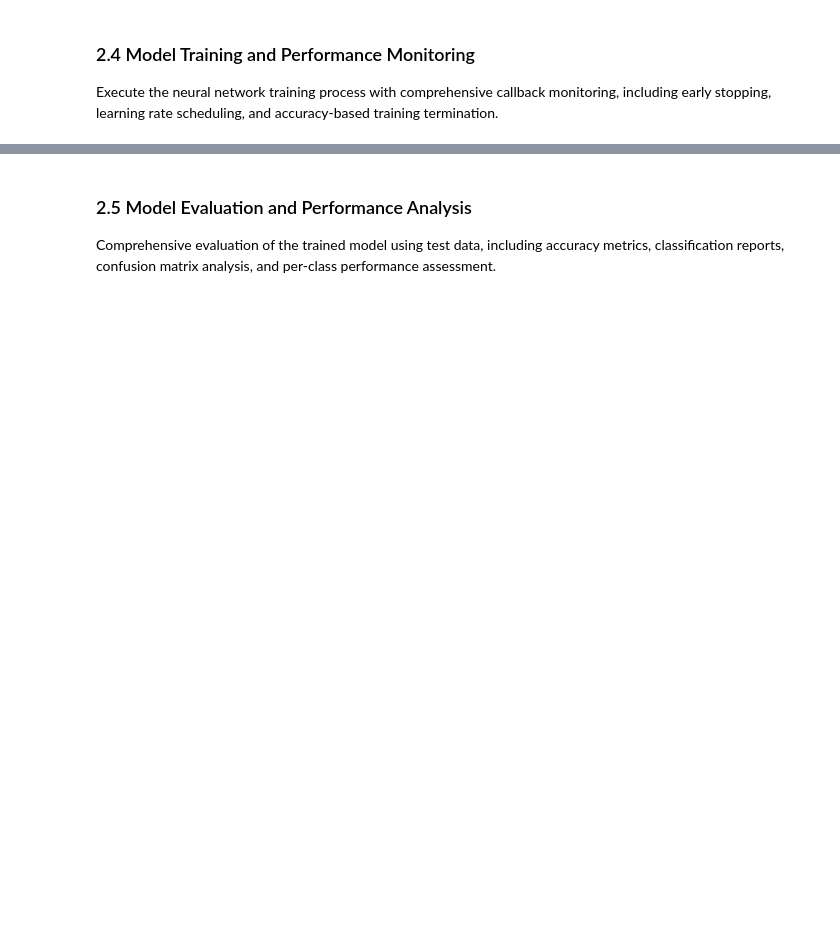
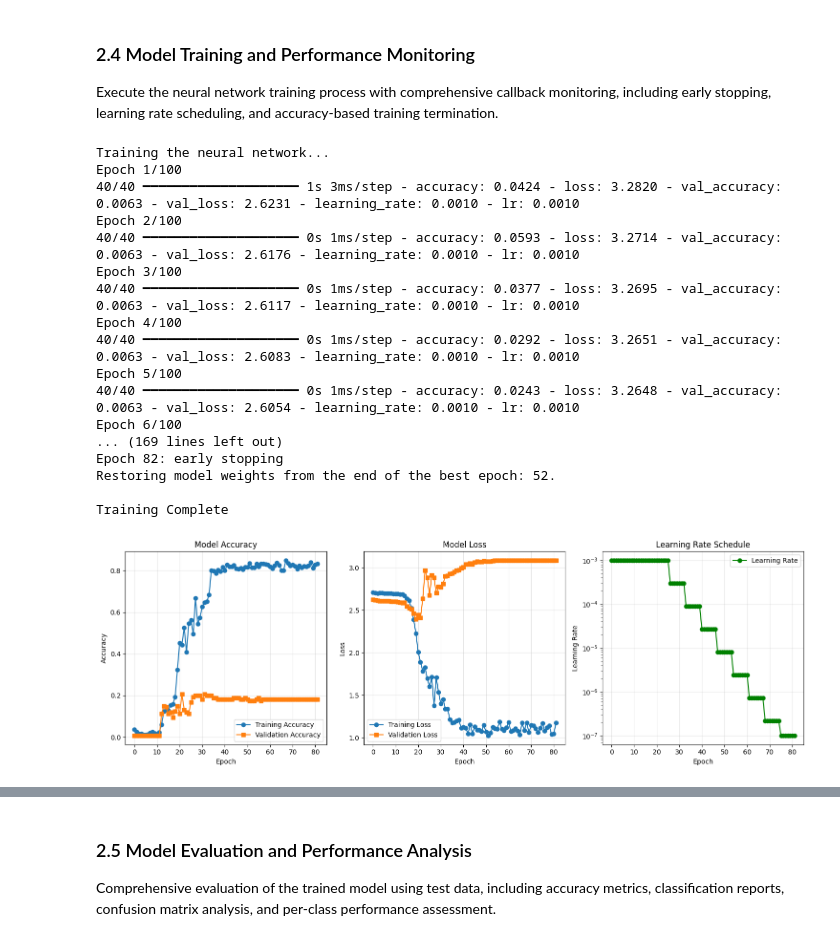
Before and after one commit to vatsaaa/mtech, a Jupyter notebook: semester_2/nlp/assignments/two/Group_165_Assignment_1_NLP_NeuralLanguageModeling_PS32.ipynb, the cells around one changed output, grey strips where cells are left out. Drawn from its saved outputs; the diff is of its cells as text; code cells hidden in the pictures; blank space fills up the shorter version.

```diff
--- a/semester_2/nlp/assignments/two/Group_165_Assignment_1_NLP_NeuralLanguageModeling_PS32.ipynb
+++ b/semester_2/nlp/assignments/two/Group_165_Assignment_1_NLP_NeuralLanguageModeling_PS32.ipynb
@@ -102,8 +102,8 @@ MAX_SEQUENCE_LENGTH: int = 100
 EMBEDDING_DIM: int = 10
 TARGET_ACCURACY: float = 0.75
 MAX_EPOCHS: int = 50
-BATCH_SIZE: int = 16
-LEARNING_RATE: float = 0.003
+BATCH_SIZE: int = 32
+LEARNING_RATE: float = 0.001
 
 # Set random seeds for reproducibility
 np.random.seed(42)
@@ -413,6 +546,7 @@ We'll build a feedforward neural network with the following architecture:
 
 ### 2.2 Model Implementation
 # %%
+from tensorflow.keras.regularizers import l2
 # Model Architecture with class imbalance handling
 def create_model(vocab_size, embedding_dim, max_length, num_classes) -> Model:
     model = Sequential([
@@ -427,8 +561,11 @@ def create_model(vocab_size, embedding_dim, max_length, num_classes) -> Model:
 
         # 3 Dense layers with 100 neurons and relu activation functions
         Dense(100, activation='relu', name='dense_1'),
-        Dense(100, activation='relu', name='dense_2'),
-        Dense(100, activation='relu', name='dense_3'),
+        Dropout(0.001, name='dropout_1'),
+        Dense(90, activation='relu', name='dense_2'),
+        Dropout(0.01, name='dropout_2'),
+        Dense(80, activation='relu', name='dense_3'),
+        Dropout(0.1, name='dropout_3'),
 
         # 1 appropriate output dense layer with appropriate activation function
         Dense(num_classes, activation='softmax', name='output_layer')
@@ -475,7 +650,7 @@ class_weights_array = compute_class_weight(
 )
 
 # Apply smoothing to prevent extreme weights
-max_weight = 10.0  # Cap maximum weight
+max_weight = 40.0  # Cap maximum weight
 class_weights_array = np.clip(class_weights_array, 0.1, max_weight)
 class_weights = dict(enumerate(class_weights_array))
 
@@ -516,11 +691,12 @@ lr_logger = LearningRateLogger()
 callbacks = [
     # Early stopping when validation accuracy reaches 85% or plateaus
     EarlyStopping(
-        monitor='val_accuracy',
+        monitor='val_loss',
         min_delta=0.001,
-        patience=15,  # Increased patience
+        patience=30,  # Increased patience
         restore_best_weights=True,
-        verbose=1
+        verbose=1,
+        start_from_epoch=50
     ),
 
     # Reduce learning rate when validation loss plateaus
@@ -554,16 +749,16 @@ callbacks.append(AccuracyThresholdCallback(threshold=TARGET_ACCURACY))
 Execute the neural network training process with comprehensive callback monitoring, including early stopping, learning rate scheduling, and accuracy-based training termination.
 # %%
 # Model Training
-# Train model for 50 epochs or until target accuracy of 75% is achieved
 print("Training the neural network...")
 
+# Train the model with enhanced class weights and smaller batch size
 history = model.fit(
     X_train, y_train,
-    batch_size=BATCH_SIZE,
-    epochs=MAX_EPOCHS,  # Train for 50 epochs as required
+    batch_size=16,  # Smaller batch size for better gradient updates
+    epochs=100,     # Increased epochs
     validation_data=(X_val, y_val),
     callbacks=callbacks,
-    class_weight=class_weights,
+    class_weight=class_weights,  # Enhanced class weights to handle severe imbalance
     verbose=1
 )
 
@@ -597,31 +792,49 @@ plt.legend()
 plt.grid(True, alpha=0.3)
 
 # Plot learning rate (if it changed)
 plt.subplot(1, 3, 3)
 if 'lr' in history.history and history.history['lr']:
     plt.plot(history.history['lr'], label='Learning Rate', marker='o', color='green')
     plt.title('Learning Rate Schedule')
     plt.xlabel('Epoch')
     plt.ylabel('Learning Rate')
     plt.legend()
     plt.grid(True, alpha=0.3)
     plt.yscale('log')  # Use log scale for better visualization
 else:
     plt.text(0.5, 0.5, 'Learning Rate\nNot Recorded',
              ha='center', va='center', transform=plt.gca().transAxes)
     plt.title('Learning Rate')
 
 plt.tight_layout()
 plt.show()
 
 # Print final metrics
 final_train_acc = history.history['accuracy'][-1]
 final_val_acc = history.history['val_accuracy'][-1]
 final_train_loss = history.history['loss'][-1]
 final_val_loss = history.history['val_loss'][-1]
 
 print(f"\nFinal Training Metrics")
 print(f"Training Accuracy: {final_train_acc:.4f}, Training Loss: {final_train_loss:.4f}")
 print(f"Validation Accuracy: {final_val_acc:.4f}, Validation Loss: {final_val_loss:.4f}")
 print(f"Total Epochs Trained: {len(history.history['accuracy'])}")
-print(f"Target accuracy of {TARGET_ACCURACY*100}%: {'ACHIEVED' if final_val_acc >= TARGET_ACCURACY else 'NOT ACHIEVED'}")
+# %% [output]
+Training the neural network...
+Epoch 1/100
+40/40 ━━━━━━━━━━━━━━━━━━━━ 1s 3ms/step - accuracy: 0.0424 - loss: 3.2820 - val_accuracy: 0.0063 - val_loss: 2.6231 - learning_rate: 0.0010 - lr: 0.0010
+Epoch 2/100
+40/40 ━━━━━━━━━━━━━━━━━━━━ 0s 1ms/step - accuracy: 0.0593 - loss: 3.2714 - val_accuracy: 0.0063 - val_loss: 2.6176 - learning_rate: 0.0010 - lr: 0.0010
+Epoch 3/100
+40/40 ━━━━━━━━━━━━━━━━━━━━ 0s 1ms/step - accuracy: 0.0377 - loss: 3.2695 - val_accuracy: 0.0063 - val_loss: 2.6117 - learning_rate: 0.0010 - lr: 0.0010
+Epoch 4/100
+40/40 ━━━━━━━━━━━━━━━━━━━━ 0s 1ms/step - accuracy: 0.0292 - loss: 3.2651 - val_accuracy: 0.0063 - val_loss: 2.6083 - learning_rate: 0.0010 - lr: 0.0010
+Epoch 5/100
+40/40 ━━━━━━━━━━━━━━━━━━━━ 0s 1ms/step - accuracy: 0.0243 - loss: 3.2648 - val_accuracy: 0.0063 - val_loss: 2.6054 - learning_rate: 0.0010 - lr: 0.0010
+Epoch 6/100
+... (169 lines left out)
+Epoch 82: early stopping
+Restoring model weights from the end of the best epoch: 52.
+
+Training Complete
+[figure, added]
```
Also changed, not shown: parts of 14 cells of this notebook.
